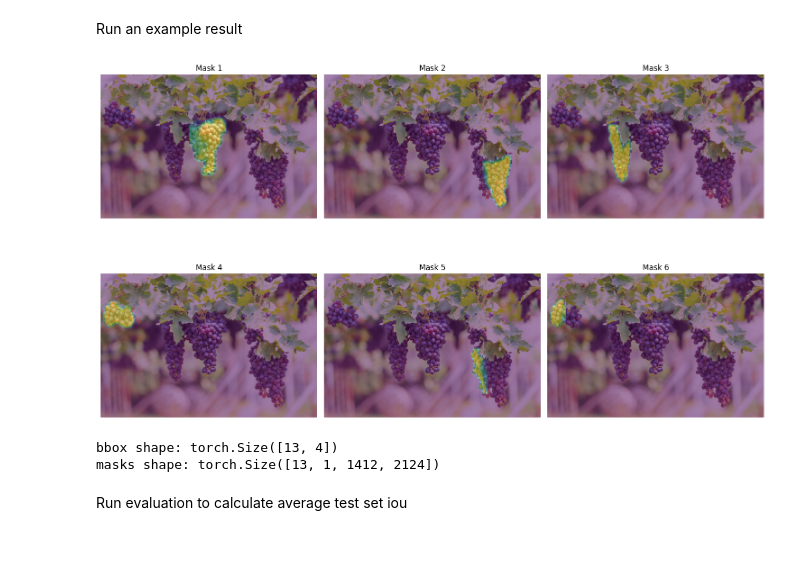
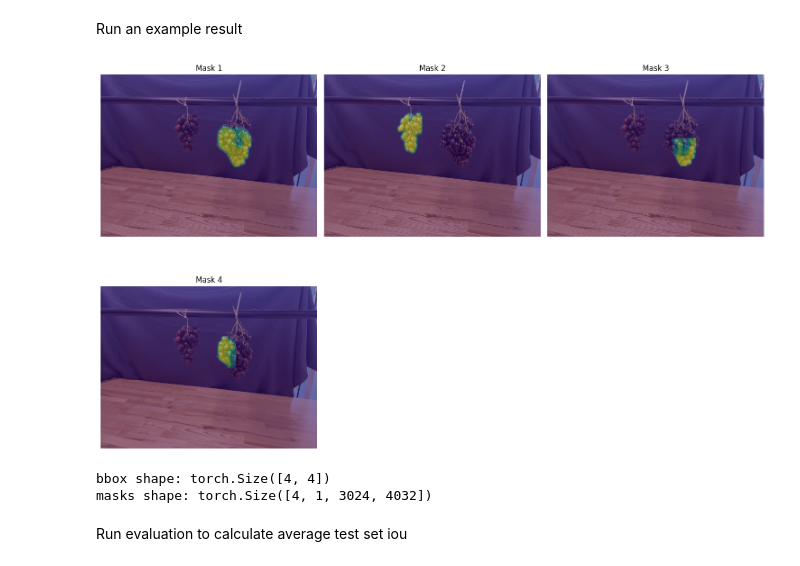
Before and after one commit to adi-balaji/grape_rob, a Jupyter notebook: grape_masking/wgisd_masking.ipynb, the cells around one changed output. Drawn from its saved outputs; the diff is of its cells as text; code cells hidden in the pictures.

```diff
--- a/grape_masking/wgisd_masking.ipynb
+++ b/grape_masking/wgisd_masking.ipynb
@@ -311,7 +311,7 @@ def display_sorted_masks(image, masks):
     sorted_indices = torch.argsort(mask_sums, descending=True)
     predicted_masks = masks[sorted_indices]
 
-    num_masks = 6
+    num_masks = predicted_masks.shape[0] if predicted_masks.shape[0] < 6 else 6
     num_rows = (num_masks - 1) // 3 + 1
     num_cols = min(num_masks, 3)
 
@@ -398,27 +398,27 @@ Run an example result
 # %%
 import torch
 from torchvision.transforms.functional import to_tensor
 from PIL import Image
 import matplotlib.pyplot as plt
 
-test = Image.open('grapes_test.jpeg')
+test = Image.open('lab4.JPG')
 test_tensor = to_tensor(test).unsqueeze(0)
 
 with torch.no_grad():
     prediction = grape_model(test_tensor)
     prediction = prediction.pop()
 
 predicted_boxes = prediction['boxes']
 predicted_masks = prediction['masks']
 
 best_mask = display_sorted_masks(test, predicted_masks)
 
 print(f'bbox shape: {predicted_boxes.shape}')
 print(f'masks shape: {predicted_masks.shape}')
 # %% [output]
-[figure, old version]
+[figure, new version]
-bbox shape: torch.Size([13, 4])
-masks shape: torch.Size([13, 1, 1412, 2124])
+bbox shape: torch.Size([4, 4])
+masks shape: torch.Size([4, 1, 3024, 4032])
 # %% [markdown]
 Run evaluation to calculate average test set iou
 # %%
```
Also changed, not shown: parts of 7 cells of this notebook, 9 other files.
